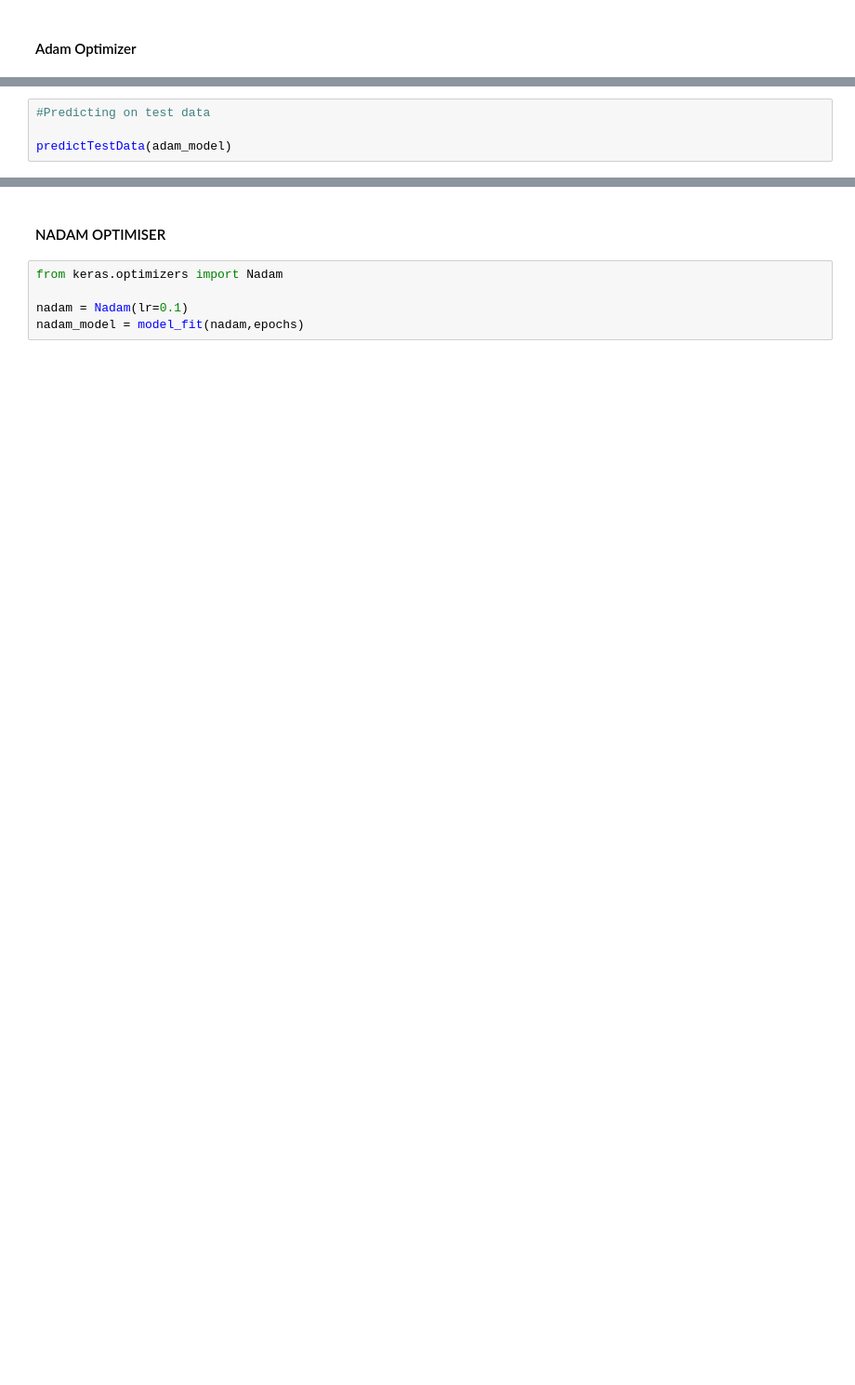
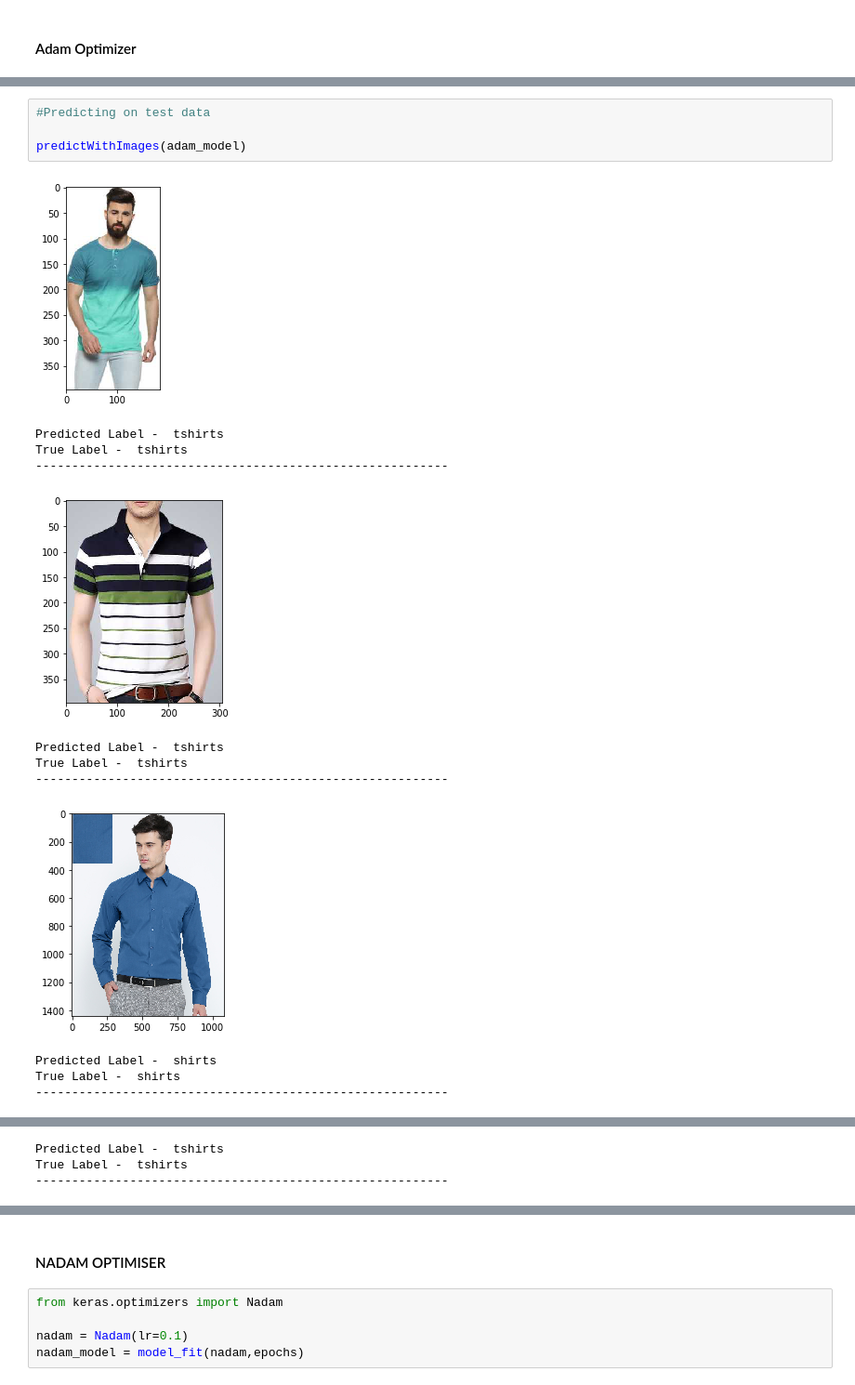
Before and after one commit to divyeshwakhariya/fliprobo, a Jupyter notebook: Assignment 4/FR_4 OPTIMISERS AND CALLBACKS.ipynb, the cells around one changed output, grey strips where cells are left out. Shown at 93% size. Cells and saved outputs as stored; diff of their text form; blank space fills up the shorter version.

```diff
--- a/Assignment 4/FR_4 OPTIMISERS AND CALLBACKS.ipynb
+++ b/Assignment 4/FR_4 OPTIMISERS AND CALLBACKS.ipynb
@@ -346,4 +434,17 @@ test loss, test acc: [0.16157226264476776, 0.949999988079071]
 # %%
 #Predicting on test data
 
-predictTestData(adam_model)
+predictWithImages(adam_model)
+# %% [output]
+[figure, added]
+Predicted Label -  tshirts
+True Label -  tshirts
+---------------------------------------------------------
+[figure, added]
+Predicted Label -  tshirts
+True Label -  tshirts
+---------------------------------------------------------
+[figure, added]
+Predicted Label -  shirts
+True Label -  shirts
+---------------------------------------------------------
@@ -349,0 +452,3 @@ predictTestData(adam_model)
+Predicted Label -  tshirts
+True Label -  tshirts
+---------------------------------------------------------
```
Also changed, not shown: parts of 14 cells of this notebook.
